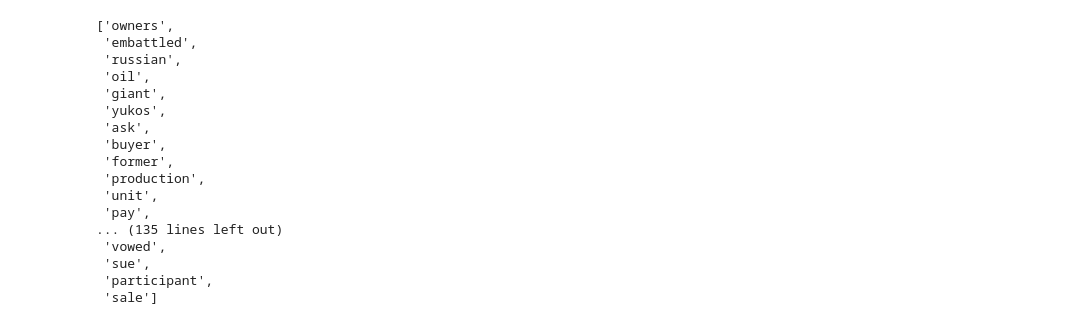
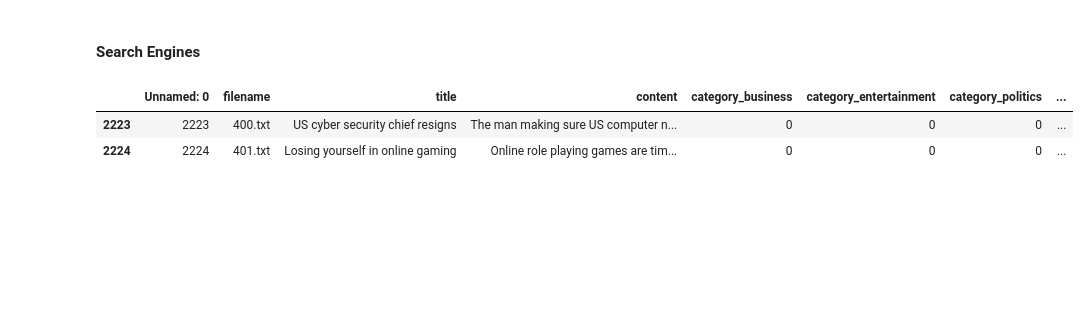
Before and after one commit to raudez77/search_engine, a Jupyter notebook: Search Engine.ipynb, the cells around one changed output. Saved outputs shown, nothing was run; the diff lists cells and outputs as text; code cells hidden in the pictures; blank space fills up the shorter version.

```diff
--- a/Search Engine.ipynb
+++ b/Search Engine.ipynb
@@ -157,20 +117,2 @@ array([[0.1118034, 0.0559017, 0.0559017, 0.0559017, 0.0559017, 0.0559017,
-# %%
-without_stopwords
-# %% [output]
-['owners',
- 'embattled',
- 'russian',
- 'oil',
- 'giant',
- 'yukos',
- 'ask',
- 'buyer',
- 'former',
- 'production',
- 'unit',
- 'pay',
-... (135 lines left out)
- 'vowed',
- 'sue',
- 'participant',
- 'sale']
+# %% [markdown]
+#### Search Engines
@@ -176,0 +140,9 @@ without_stopwords
+# %%
+# 1 Connect to my Database (skip because it is in my data frame)
+NDATA = r'bbc-tokenized.csv'
+database = pandas.read_csv(NDATA, sep =',')
+database.tail(2)
+# %% [output]
+|  | Unnamed: 0 | filename | title | content | category_business | category_entertainment | category_politics | ... |
+| 2223 | 2223 | 400.txt | US cyber security chief resigns | The man making sure US computer n... | 0 | 0 | 0 | ... |
+| 2224 | 2224 | 401.txt | Losing yourself in online gaming | Online role playing games are tim... | 0 | 0 | 0 | ... |
```
Also changed, not shown: parts of 25 cells of this notebook, 1 other file.
